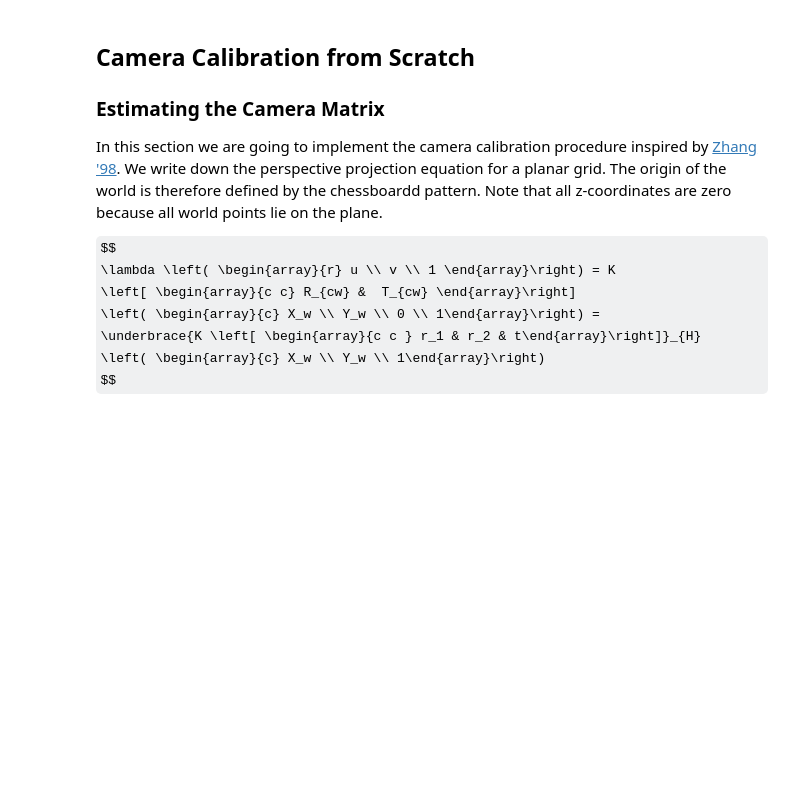
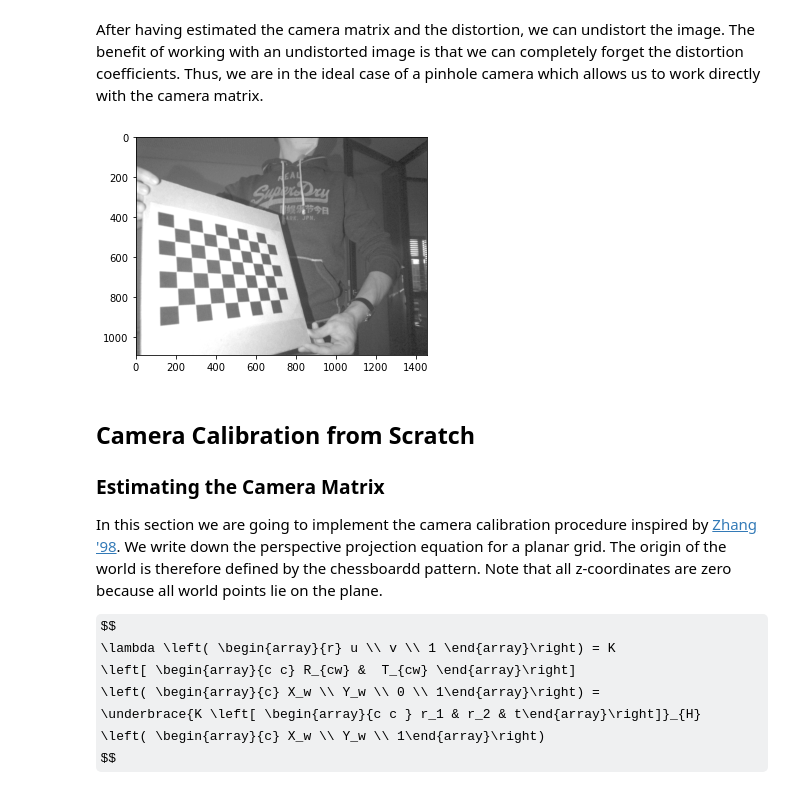
Before and after one commit to Garbanox/ComputerVisionBasics, a Jupyter notebook: CameraCalibration.ipynb, the cells around one changed output. Drawn from its saved outputs; the diff is of its cells as text; code cells hidden in the pictures; some formulas as TeX source; blank space fills up the shorter version.

```diff
--- a/CameraCalibration.ipynb
+++ b/CameraCalibration.ipynb
@@ -70,3 +69,10 @@ k1: +2.213e-01;         k2: -9.994e-01;         p1: -2.081e-05;         p2: +4.8
+# %% [markdown]
+After having estimated the camera matrix and the distortion, we can undistort the image. The benefit of working with an undistorted image is that we can completely forget the distortion coefficients. Thus, we are in the ideal case of a pinhole camera which allows us to work directly with the camera matrix.
+# %%
+undistorted_img_cv = cv2.undistort(img, camera_mat_cv, dist_cv)
+plt.imshow(undistorted_img_cv, cmap='gray');
+# %% [output]
+[figure, added]
 # %% [markdown]
 ## Camera Calibration from Scratch
 ### Estimating the Camera Matrix
```
Also changed, not shown: parts of 16 cells of this notebook, 28 other files.
